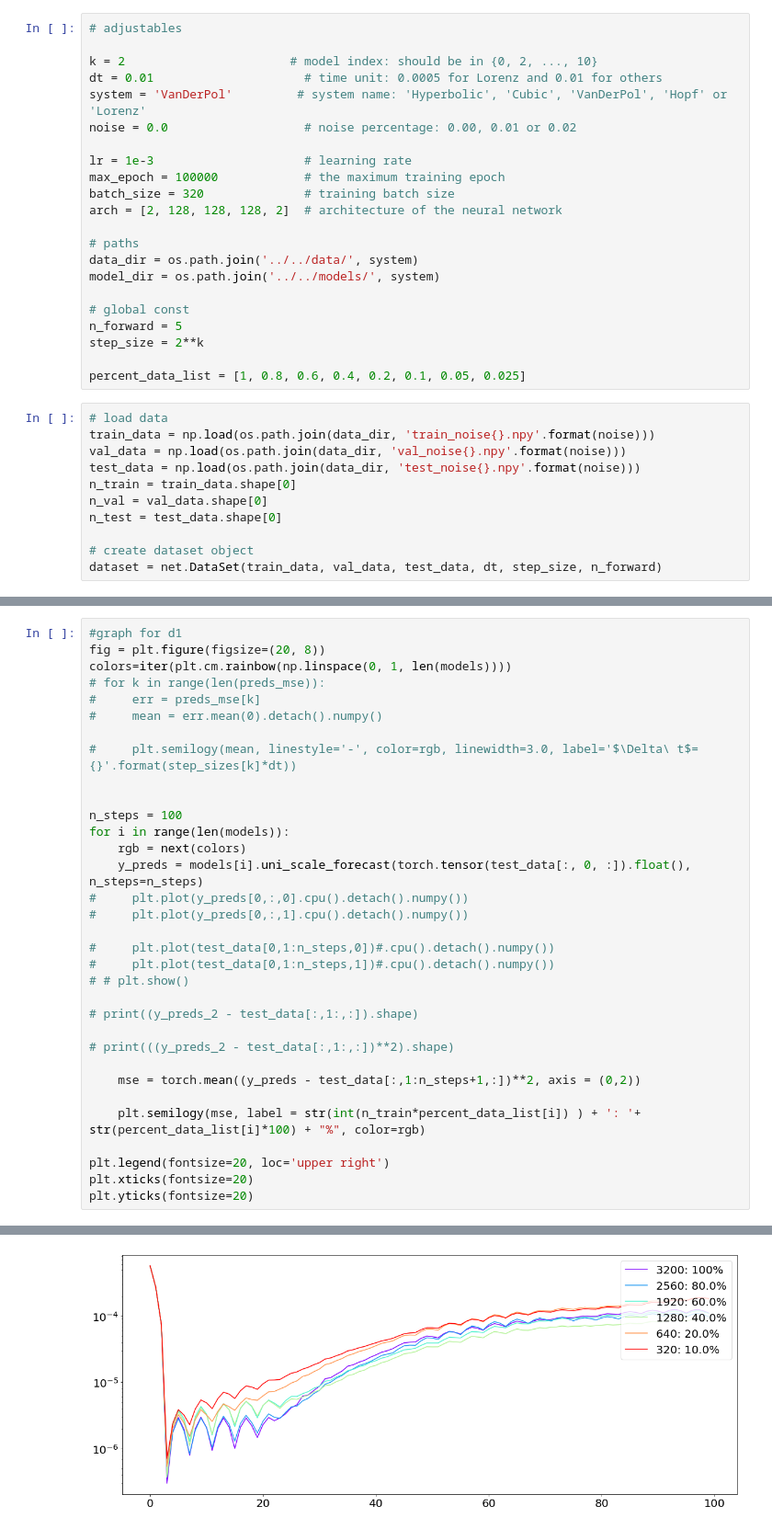
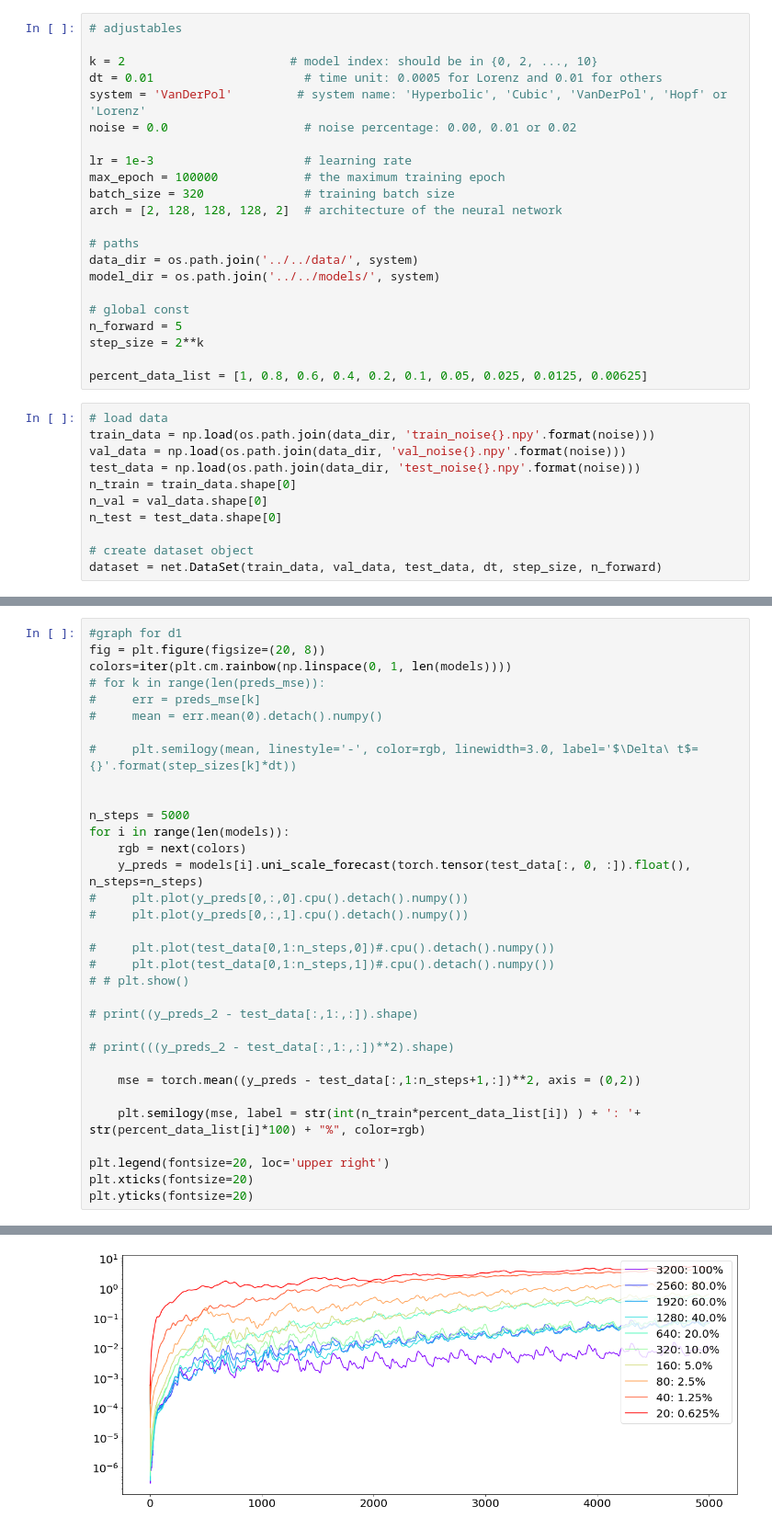
Before and after one commit to KatieJ16/ensemble_HiSTs, a Jupyter notebook: scripts/multiscale_HiTS_exp/model_training_post_less_data.ipynb, the cells around one changed output, grey strips where cells are left out. Shown at 92% size. Drawn from its saved outputs; the diff is of its cells as text.

```diff
--- a/scripts/multiscale_HiTS_exp/model_training_post_less_data.ipynb
+++ b/scripts/multiscale_HiTS_exp/model_training_post_less_data.ipynb
@@ -38,7 +38,7 @@ model_dir = os.path.join('../../models/', system)
 n_forward = 5
 step_size = 2**k
 
-percent_data_list = [1, 0.8, 0.6, 0.4, 0.2, 0.1, 0.05, 0.025]
+percent_data_list = [1, 0.8, 0.6, 0.4, 0.2, 0.1, 0.05, 0.025, 0.0125, 0.00625]
 # %%
 # load data
 train_data = np.load(os.path.join(data_dir, 'train_noise{}.npy'.format(noise)))
@@ -86,7 +88,7 @@ colors=iter(plt.cm.rainbow(np.linspace(0, 1, len(models))))
 #     plt.semilogy(mean, linestyle='-', color=rgb, linewidth=3.0, label='$\Delta\ t$={}'.format(step_sizes[k]*dt))
 
 
-n_steps = 100
+n_steps = 5000
 for i in range(len(models)):
     rgb = next(colors)
     y_preds = models[i].uni_scale_forecast(torch.tensor(test_data[:, 0, :]).float(), n_steps=n_steps)
@@ -114,4 +117,4 @@ plt.yticks(fontsize=20)
-[figure, old version]
+[figure, new version]
 # %%
 
 n_steps = 5000
```
Also changed, not shown: parts of 4 cells of this notebook, 4 other files.
